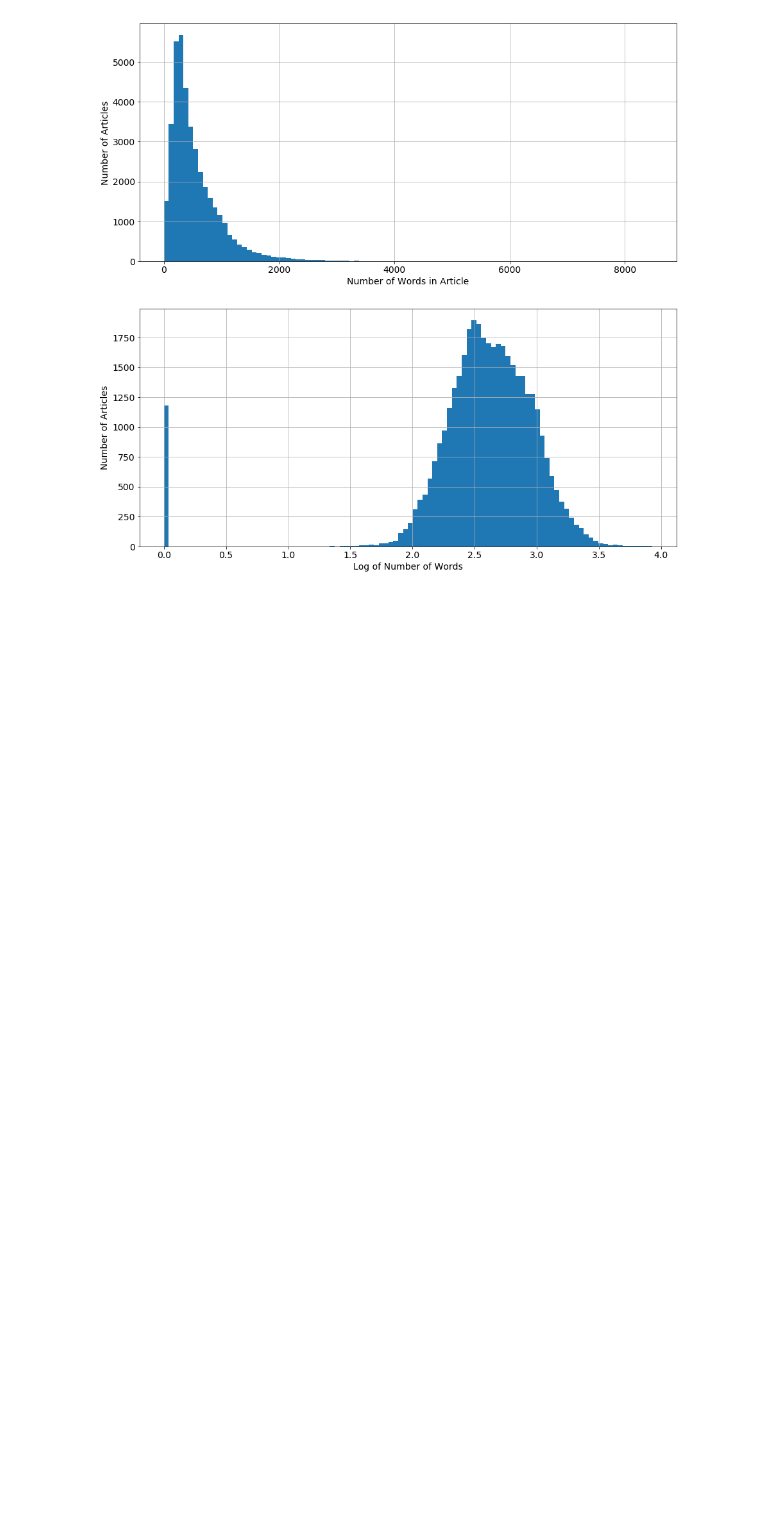
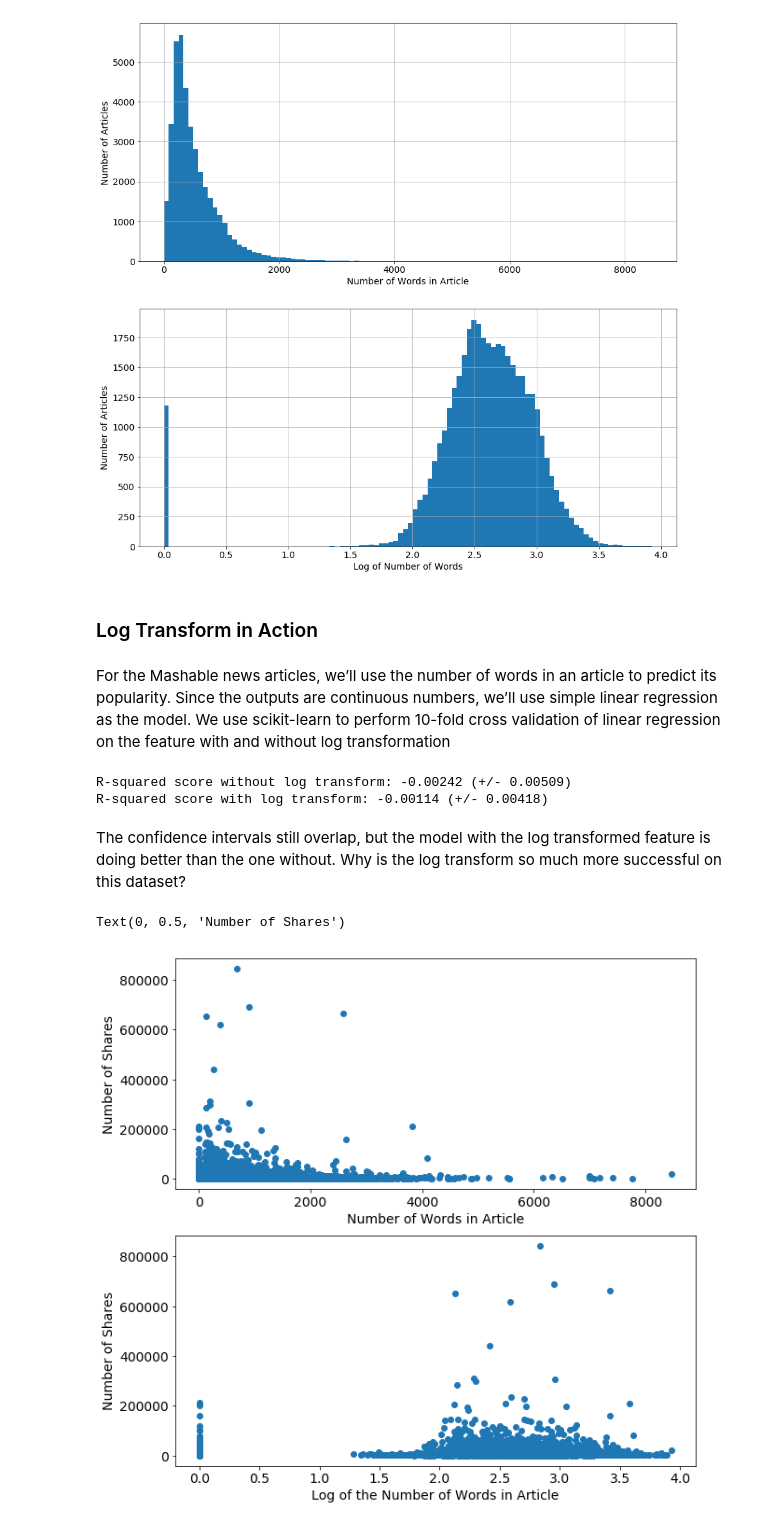
Before and after one commit to ozlerhakan/deep-learning-notes, a Jupyter notebook: Feature Engineering for Machine Learning/2-Fancy-Tricks-with-Simple-Numbers.ipynb, the cells around one changed output. Drawn from its saved outputs; the diff is of its cells as text; code cells hidden in the pictures; blank space fills up the shorter version.

```diff
--- a/Feature Engineering for Machine Learning/2-Fancy-Tricks-with-Simple-Numbers.ipynb
+++ b/Feature Engineering for Machine Learning/2-Fancy-Tricks-with-Simple-Numbers.ipynb
@@ -84,3 +107,42 @@ ax2.set_ylabel('Number of Articles', fontsize=14)
 # %% [output]
 Text(0, 0.5, 'Number of Articles')
 [figure]
+# %% [markdown]
+### Log Transform in Action
+# %% [markdown]
+For the Mashable news articles, we’ll use the number of words in an article to predict its popularity. Since the outputs are continuous numbers, we’ll use simple linear regression as the model. We use scikit-learn to perform 10-fold cross validation of linear regression on the feature with and without log transformation
+# %%
+from sklearn import linear_model
+from sklearn.model_selection import cross_val_score
+
+# Train two linear regression models to predict the number of shares
+# of an article, one using the original feature and the other the
+# log transformed version.
+m_orig = linear_model.LinearRegression()
+scores_orig = cross_val_score(m_orig, df[[' n_tokens_content']], df[' shares'], cv=10)
+
+m_log = linear_model.LinearRegression()
+scores_log = cross_val_score(m_log, df[['log_n_tokens_content']], df[' shares'], cv=10)
+
+print("R-squared score without log transform: %0.5f (+/- %0.5f)" % (scores_orig.mean(), scores_orig.std() * 2))
+print("R-squared score with log transform: %0.5f (+/- %0.5f)" % (scores_log.mean(), scores_log.std() * 2))
+# %% [output]
+R-squared score without log transform: -0.00242 (+/- 0.00509)
+R-squared score with log transform: -0.00114 (+/- 0.00418)
+# %% [markdown]
+The confidence intervals still overlap, but the model with the log transformed feature is doing better than the one without. Why is the log transform so much more successful on this dataset?
+# %%
+fig2, (ax1, ax2) = plt.subplots(2,1, figsize=(10,10))
+
+ax1.scatter(df[' n_tokens_content'], df[' shares'])
+ax1.tick_params(labelsize=14)
+ax1.set_xlabel('Number of Words in Article', fontsize=14)
+ax1.set_ylabel('Number of Shares', fontsize=14)
+
+ax2.scatter(df['log_n_tokens_content'], df[' shares'])
+ax2.tick_params(labelsize=14)
+ax2.set_xlabel('Log of the Number of Words in Article', fontsize=14)
+ax2.set_ylabel('Number of Shares', fontsize=14)
+# %% [output]
+Text(0, 0.5, 'Number of Shares')
+[figure, added]
```
Also changed, not shown: parts of 31 cells of this notebook.
